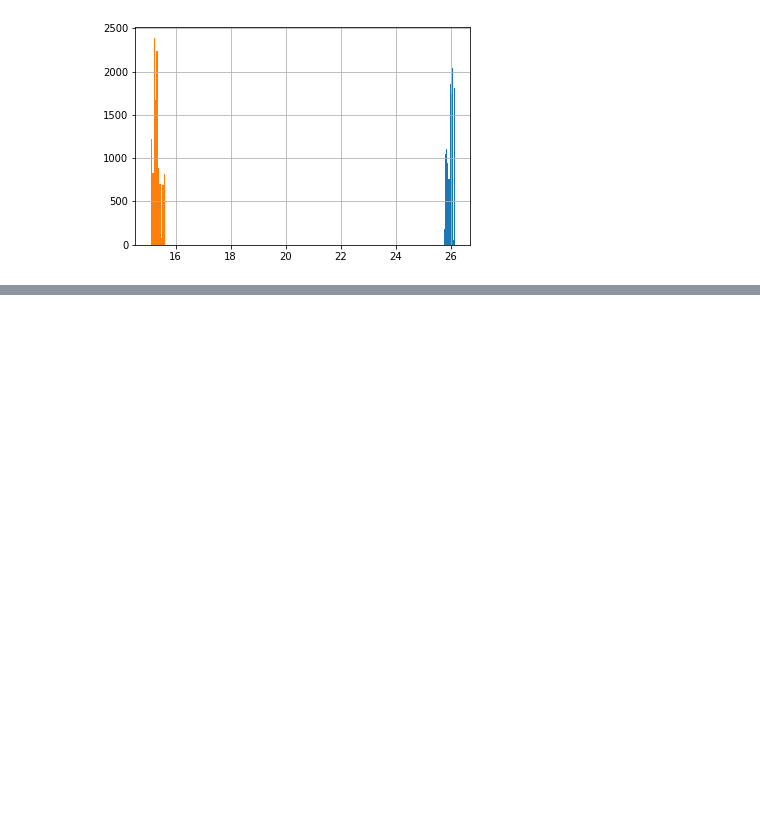
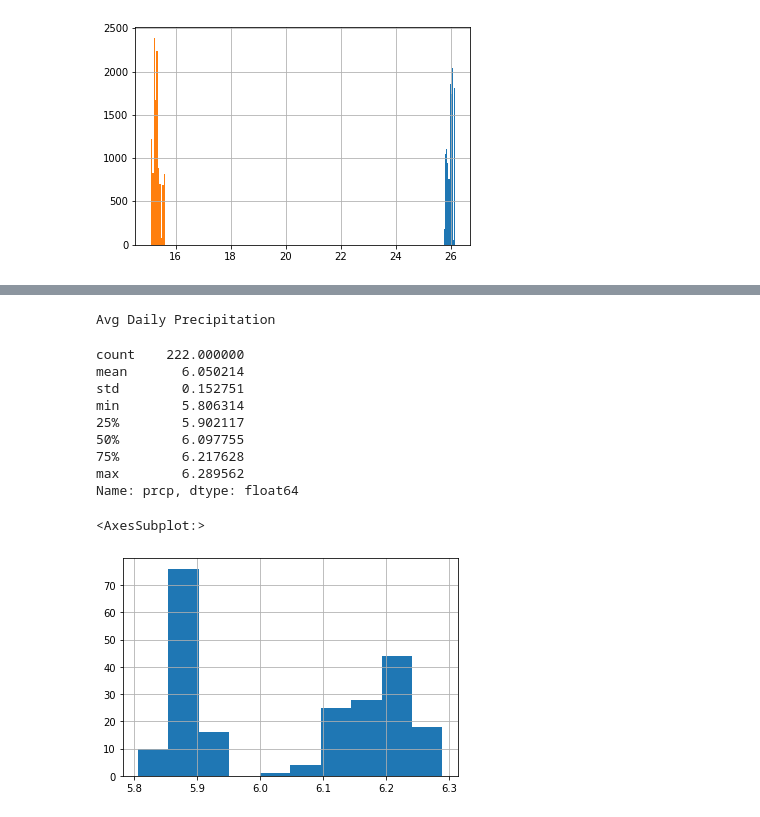
Before and after one commit to v4vigtory/Hyperlocal-Air-Quality-Prediction-in-Houston-neighborhoods, a Jupyter notebook: notebooks/cleaning/met_data.ipynb, the cells around one changed output, grey strips where cells are left out. Drawn from its saved outputs; the diff is of its cells as text; code cells hidden in the pictures; blank space fills up the shorter version.

Commit message:
predict grid met data added

```diff
--- a/notebooks/cleaning/met_data.ipynb
+++ b/notebooks/cleaning/met_data.ipynb
@@ -177,0 +198,12 @@ Name: tmin, dtype: float64
+# %%
+# FIRST: tf_no2 data
+# Create lat and lon rounded to 2 dp - the sensitivity of the met data API
+predict_NO2["lat_short"] = predict_NO2["lat"].round(2)
+predict_NO2["lon_short"] = predict_NO2["lon"].round(2)
+
+# Create a unique list of lat, long pairs rounded to 2 decimal places
+# These are the points we need meteorological data for
+predict_NO2_short = predict_NO2[["lat_short", "lon_short"]]
+predict_NO2_short.drop_duplicates(inplace = True)
+print(len(predict_NO2_short))
+predict_NO2_short
@@ -177,0 +233,21 @@ Name: tmin, dtype: float64
+# %%
+# Get met data from API for these unique 2-decimal-place lat/long pairs (prediction grid)
+met_predict = None
+for index, row in predict_NO2_short.iterrows():
+    lat = row["lat_short"]
+    lon = row["lon_short"]
+    # for each lat, lon pair in the list, get 2017-2018 data
+    data = daymetpy.daymet_timeseries(lon=lon, lat=lat, start_year=2017, end_year=2018)
+    # then limit to the time range (July 2017 to March 2018, inclusive)
+    data = data[((data["yday"] >= 182) & (data["year"] == 2017)) | ((data["yday"] <= 90) & (data["year"] == 2018))]
+    # then compress to one row containing the average of each var for all observations
+    # removing unnecessary variables
+    data = data.mean(axis=0).to_frame().transpose().drop(["year", "dayl", "yday"], axis=1)
+    # then add lat lon columns
+    data["lat_short"] = lat
+    data["lon_short"] = lon
+    # then append the new row to the main df
+    if index == 0:
+        met_predict = data
+    else:
+        met_predict = pd.concat([met_predict, data])
@@ -177,0 +276,5 @@ Name: tmin, dtype: float64
+# %%
+# Then join the new, main met df onto prediction grid data
+met_data_predict = pd.merge(predict_NO2, met_predict, on = ["lat_short", "lon_short"])
+met_data_predict.drop(["Unnamed: 0", "lat_short", "lon_short", "swe"], axis = 1, inplace = True)
+met_data_predict
@@ -177,0 +295,20 @@ Name: tmin, dtype: float64
+# %%
+# Precipitation:
+# Descriptive stats
+print("Avg Daily Precipitation")
+display(met_data_predict.describe()['prcp'])
+# Histogram
+met_data_predict['prcp'].hist()
+# %% [output]
+Avg Daily Precipitation
+count    222.000000
+mean       6.050214
+std        0.152751
+min        5.806314
+25%        5.902117
+50%        6.097755
+75%        6.217628
+max        6.289562
+Name: prcp, dtype: float64
+<AxesSubplot:>
+[figure, added]
```
Also changed, not shown: parts of 10 cells of this notebook, 1 other file.
